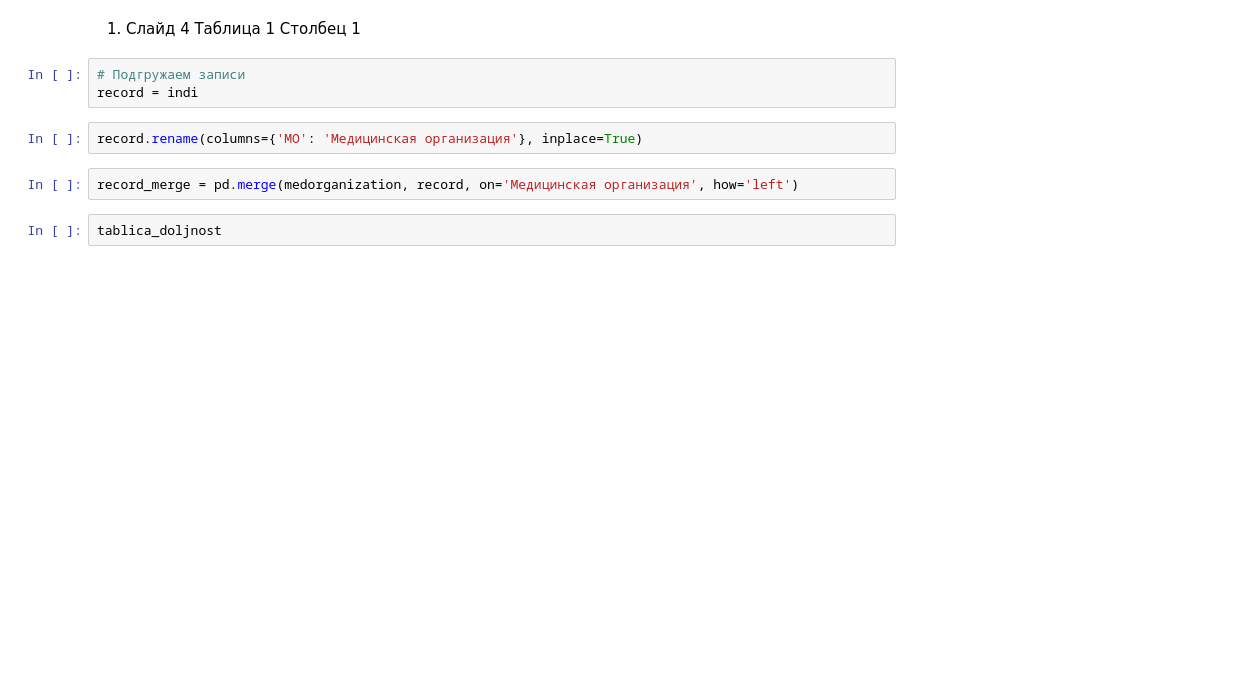
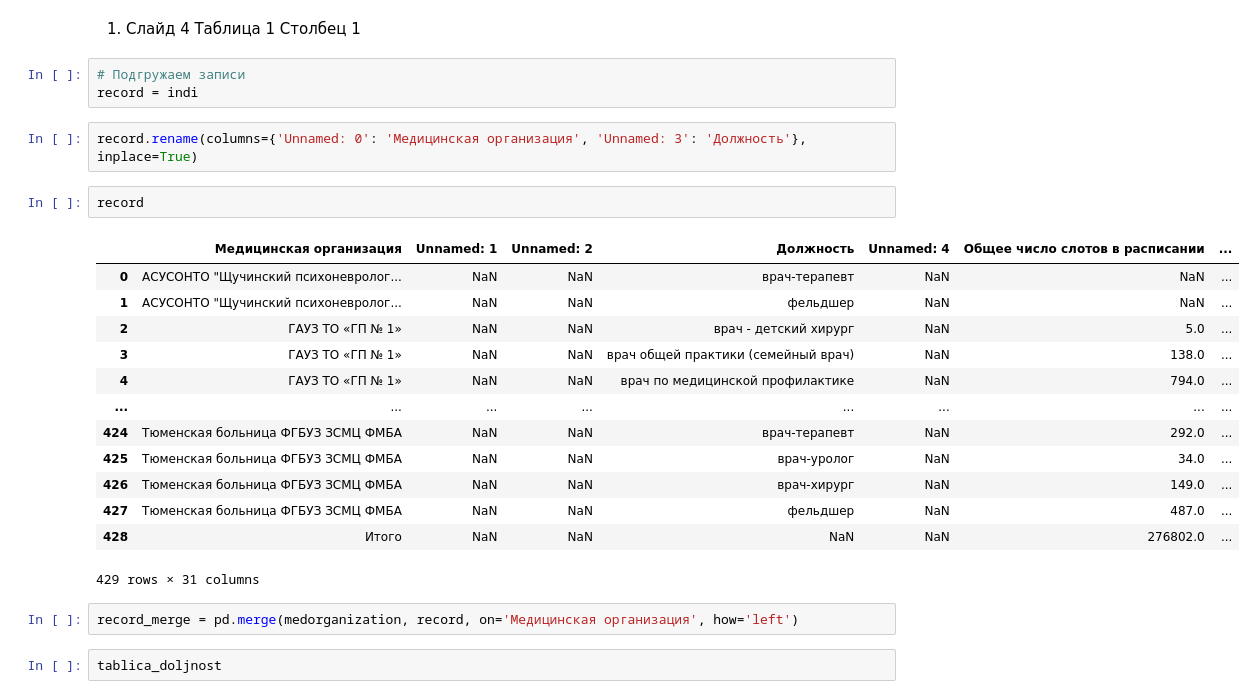
Before and after one commit to sergpropp/presentation_miac_1, a Jupyter notebook: i38presentationV19dev.ipynb, the cells around one changed output. Saved outputs shown, nothing was run; the diff lists cells and outputs as text; blank space fills up the shorter version.

```diff
--- a/i38presentationV19dev.ipynb
+++ b/i38presentationV19dev.ipynb
@@ -2237,7 +1318,23 @@ df3
 # Подгружаем записи
 record = indi
 # %%
-record.rename(columns={'МО': 'Медицинская организация'}, inplace=True)
+record.rename(columns={'Unnamed: 0': 'Медицинская организация', 'Unnamed: 3': 'Должность'}, inplace=True)
+# %%
+record
+# %% [output]
+|  | Медицинская организация | Unnamed: 1 | Unnamed: 2 | Должность | Unnamed: 4 | Общее число слотов в расписании | ... |
+| 0 | АСУСОНТО "Щучинский психоневролог... | NaN | NaN | врач-терапевт | NaN | NaN | ... |
+| 1 | АСУСОНТО "Щучинский психоневролог... | NaN | NaN | фельдшер | NaN | NaN | ... |
+| 2 | ГАУЗ ТО «ГП № 1» | NaN | NaN | врач - детский хирург | NaN | 5.0 | ... |
+| 3 | ГАУЗ ТО «ГП № 1» | NaN | NaN | врач общей практики (семейный врач) | NaN | 138.0 | ... |
+| 4 | ГАУЗ ТО «ГП № 1» | NaN | NaN | врач по медицинской профилактике | NaN | 794.0 | ... |
+| ... | ... | ... | ... | ... | ... | ... | ... |
+| 424 | Тюменская больница ФГБУЗ ЗСМЦ ФМБА | NaN | NaN | врач-терапевт | NaN | 292.0 | ... |
+| 425 | Тюменская больница ФГБУЗ ЗСМЦ ФМБА | NaN | NaN | врач-уролог | NaN | 34.0 | ... |
+| 426 | Тюменская больница ФГБУЗ ЗСМЦ ФМБА | NaN | NaN | врач-хирург | NaN | 149.0 | ... |
+| 427 | Тюменская больница ФГБУЗ ЗСМЦ ФМБА | NaN | NaN | фельдшер | NaN | 487.0 | ... |
+| 428 | Итого | NaN | NaN | NaN | NaN | 276802.0 | ... |
+429 rows × 31 columns
 # %%
 record_merge = pd.merge(medorganization, record, on='Медицинская организация', how='left')
 # %%
```
Also changed, not shown: parts of 109 cells of this notebook.
